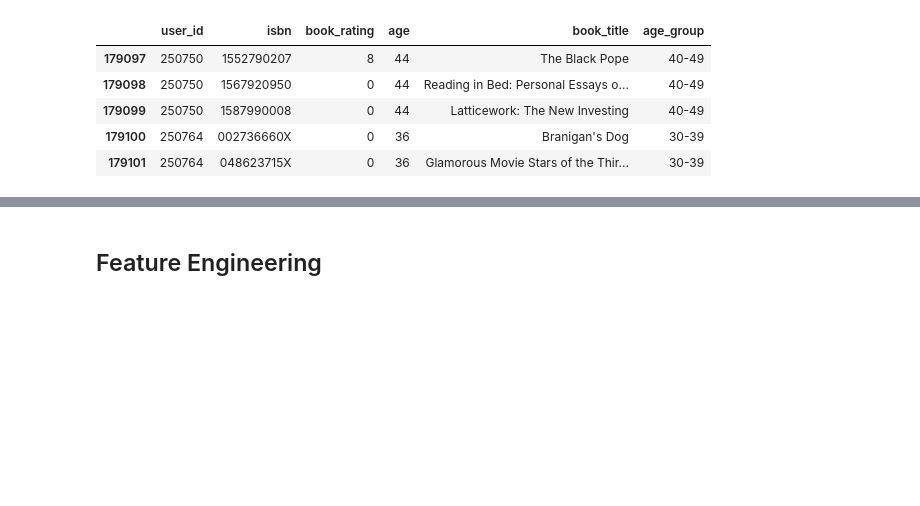
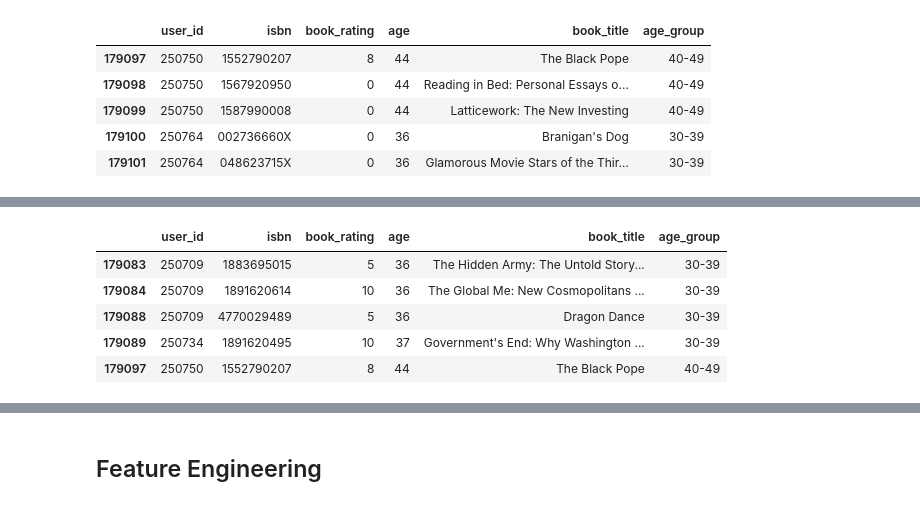
Before and after one commit to evifannybadiz13/market-basket-analysis-in-book-recommendation-based-on-age, a Jupyter notebook: Market Basket Analysis in Book Recommendation Recommendation Based on Age_Evaluation.ipynb, the cells around one changed output, grey strips where cells are left out. Saved outputs shown, nothing was run; the diff lists cells and outputs as text; code cells hidden in the pictures; blank space fills up the shorter version.

```diff
--- a/Market Basket Analysis in Book Recommendation Recommendation Based on Age_Evaluation.ipynb
+++ b/Market Basket Analysis in Book Recommendation Recommendation Based on Age_Evaluation.ipynb
@@ -352,0 +365,10 @@ data.tail()
+# %%
+#check ratings_explicit head of dataframe
+ratings_explicit.tail()
+# %% [output]
+|  | user_id | isbn | book_rating | age | book_title | age_group |
+| 179083 | 250709 | 1883695015 | 5 | 36 | The Hidden Army: The Untold Story... | 30-39 |
+| 179084 | 250709 | 1891620614 | 10 | 36 | The Global Me: New Cosmopolitans ... | 30-39 |
+| 179088 | 250709 | 4770029489 | 5 | 36 | Dragon Dance | 30-39 |
+| 179089 | 250734 | 1891620495 | 10 | 37 | Government's End: Why Washington ... | 30-39 |
+| 179097 | 250750 | 1552790207 | 8 | 44 | The Black Pope | 40-49 |
```
Also changed, not shown: parts of 27 cells of this notebook.
